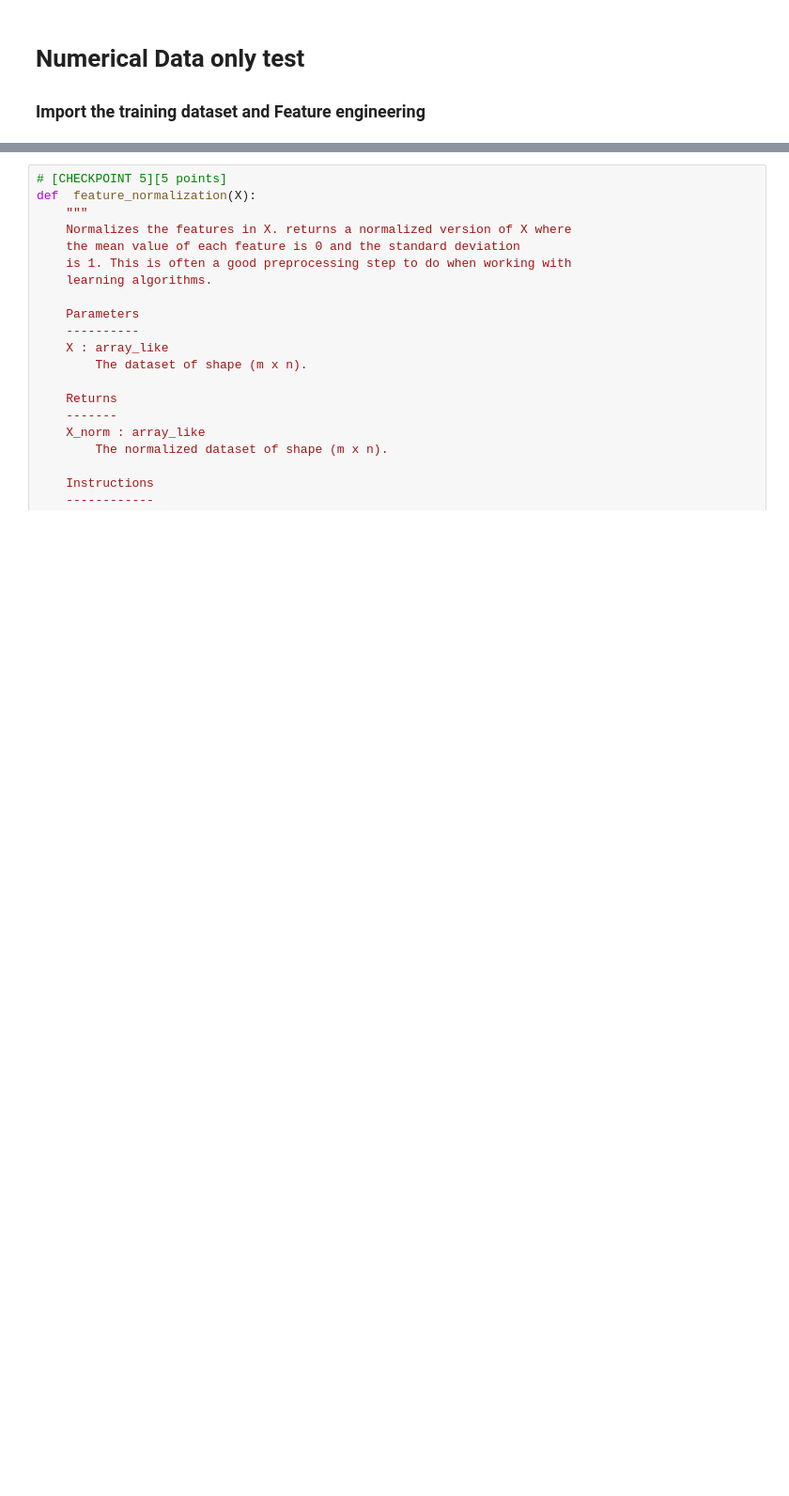
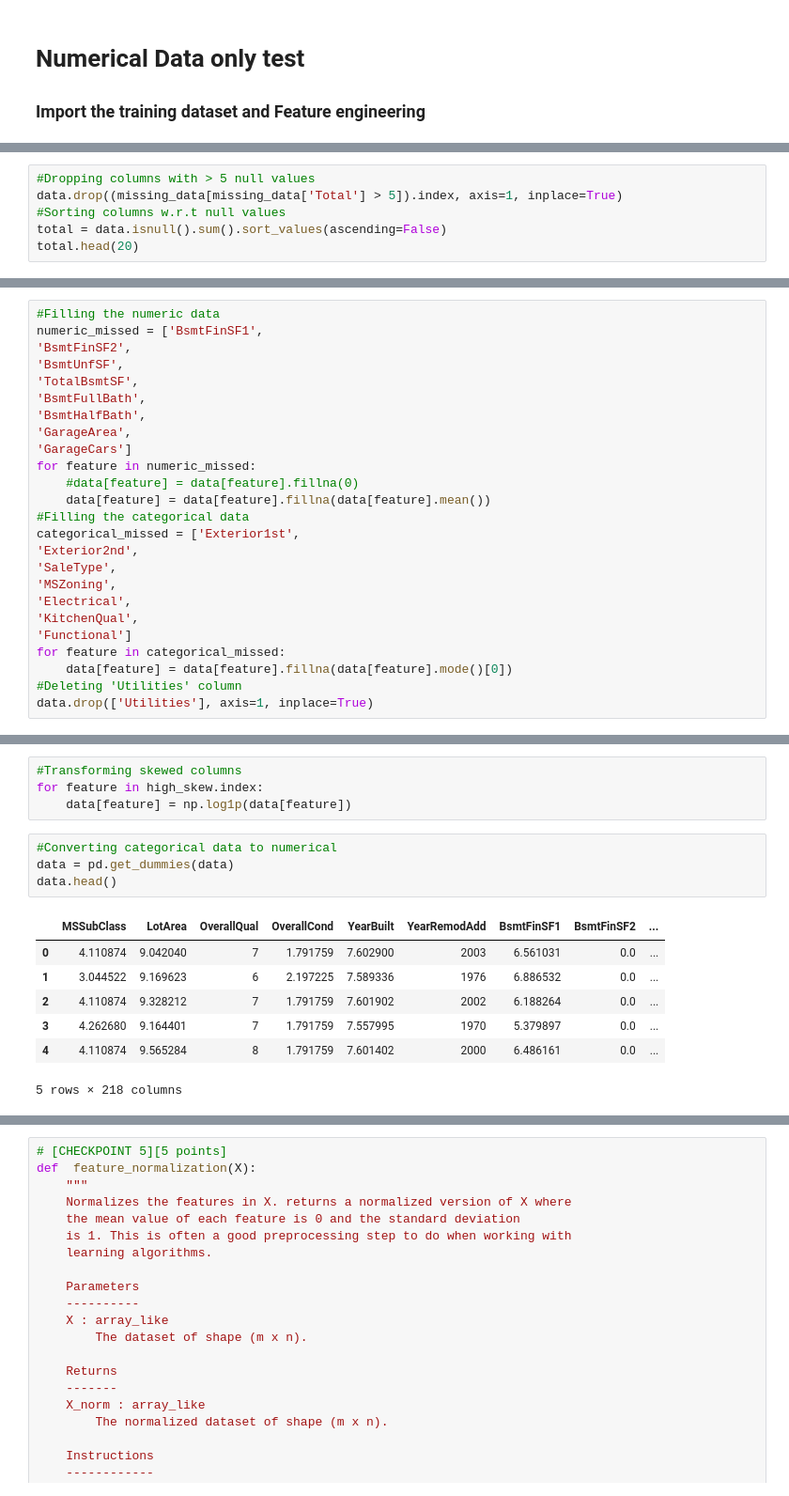
Before and after one commit to cmhay/HousingPricesPrediction, a Jupyter notebook: normal_prices.ipynb, the cells around one changed output, grey strips where cells are left out. Shown at 94% size. Cells and saved outputs as stored; diff of their text form; blank space fills up the shorter version.

```diff
--- a/normal_prices.ipynb
+++ b/normal_prices.ipynb
@@ -73,0 +51,6 @@ Y shape: (1121,)
+# %%
+#Dropping columns with > 5 null values
+data.drop((missing_data[missing_data['Total'] > 5]).index, axis=1, inplace=True)
+#Sorting columns w.r.t null values
+total = data.isnull().sum().sort_values(ascending=False)
+total.head(20)
@@ -73,0 +75,25 @@ Y shape: (1121,)
+# %%
+#Filling the numeric data
+numeric_missed = ['BsmtFinSF1',
+'BsmtFinSF2',
+'BsmtUnfSF',
+'TotalBsmtSF',
+'BsmtFullBath',
+'BsmtHalfBath',
+'GarageArea',
+'GarageCars']
+for feature in numeric_missed:
+    #data[feature] = data[feature].fillna(0)
+    data[feature] = data[feature].fillna(data[feature].mean())
+#Filling the categorical data
+categorical_missed = ['Exterior1st',
+'Exterior2nd',
+'SaleType',
+'MSZoning',
+'Electrical',
+'KitchenQual',
+'Functional']
+for feature in categorical_missed:
+    data[feature] = data[feature].fillna(data[feature].mode()[0])
+#Deleting 'Utilities' column
+data.drop(['Utilities'], axis=1, inplace=True)
@@ -73,0 +124,16 @@ Y shape: (1121,)
+# %%
+#Transforming skewed columns
+for feature in high_skew.index:
+    data[feature] = np.log1p(data[feature])
+# %%
+#Converting categorical data to numerical
+data = pd.get_dummies(data)
+data.head()
+# %% [output]
+|  | MSSubClass | LotArea | OverallQual | OverallCond | YearBuilt | YearRemodAdd | BsmtFinSF1 | BsmtFinSF2 | ... |
+| 0 | 4.110874 | 9.042040 | 7 | 1.791759 | 7.602900 | 2003 | 6.561031 | 0.0 | ... |
+| 1 | 3.044522 | 9.169623 | 6 | 2.197225 | 7.589336 | 1976 | 6.886532 | 0.0 | ... |
+| 2 | 4.110874 | 9.328212 | 7 | 1.791759 | 7.601902 | 2002 | 6.188264 | 0.0 | ... |
+| 3 | 4.262680 | 9.164401 | 7 | 1.791759 | 7.557995 | 1970 | 5.379897 | 0.0 | ... |
+| 4 | 4.110874 | 9.565284 | 8 | 1.791759 | 7.601402 | 2000 | 6.486161 | 0.0 | ... |
+5 rows × 218 columns
```
Also changed, not shown: parts of 16 cells of this notebook, 1 other file.
